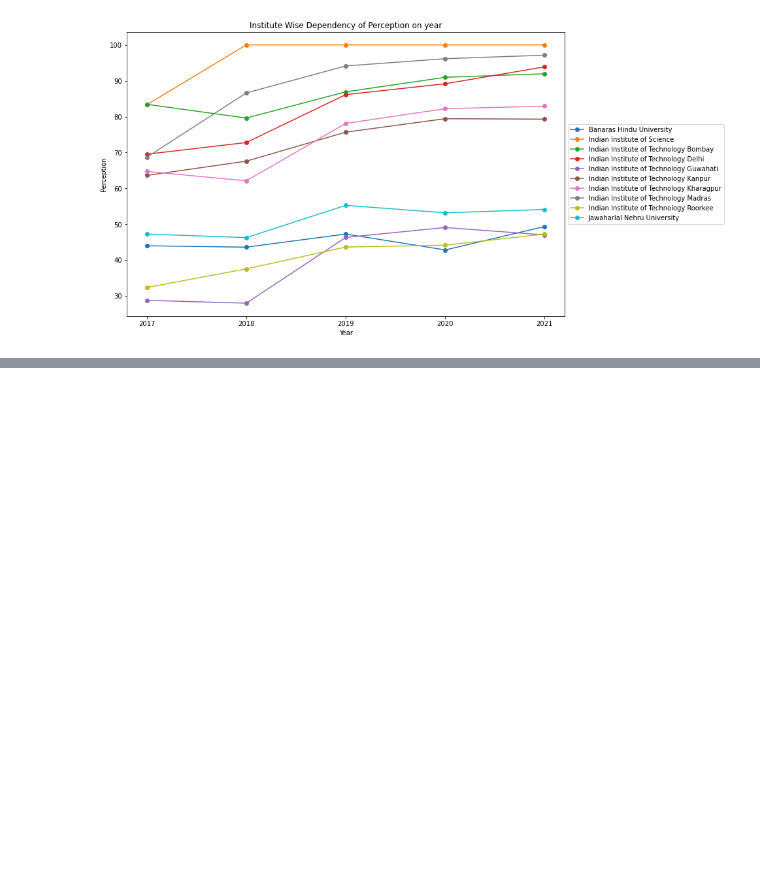
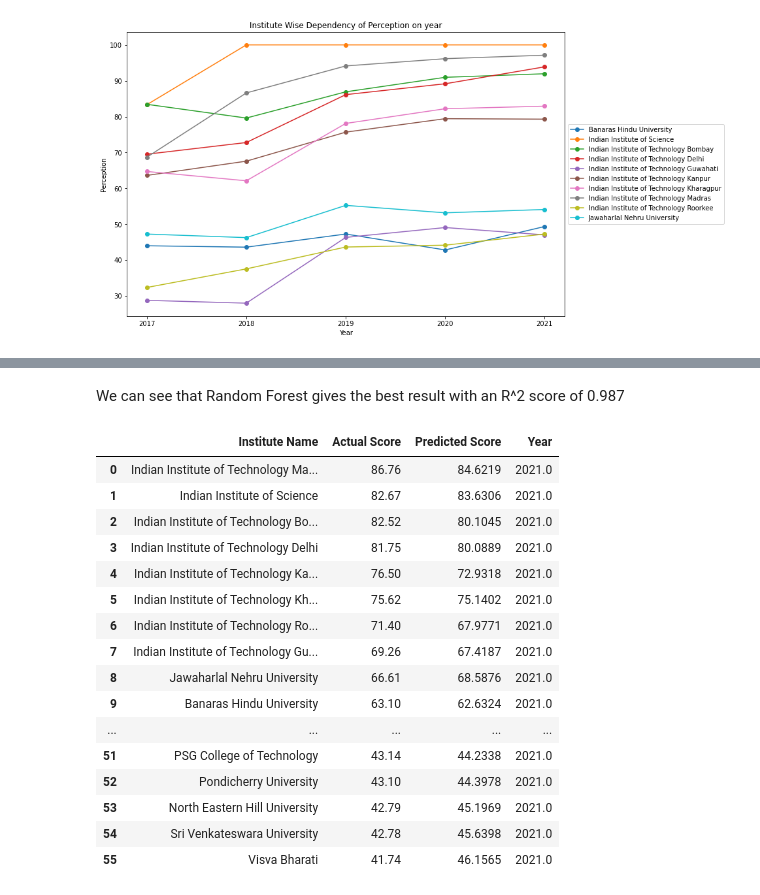
Before and after one commit to kalp121212/DS203_Project, a Jupyter notebook: Nirf.ipynb, the cells around one changed output, grey strips where cells are left out. Cells and saved outputs as stored; diff of their text form; code cells hidden in the pictures; blank space fills up the shorter version.

Commit message:
Finished with prediction part for Nirf with 6 frameworks

```diff
--- a/Nirf.ipynb
+++ b/Nirf.ipynb
@@ -302,0 +340,22 @@ Random forest: 98.66634210578077
+# %% [markdown]
+We can see that Random Forest gives the best result with an R^2 score of 0.987
+# %%
+score=prediction(RandomForestRegressor,show_df=True)
+# %% [output]
+|  | Institute Name | Actual Score | Predicted Score | Year |
+| 0 | Indian Institute of Technology Ma... | 86.76 | 84.6219 | 2021.0 |
+| 1 | Indian Institute of Science | 82.67 | 83.6306 | 2021.0 |
+| 2 | Indian Institute of Technology Bo... | 82.52 | 80.1045 | 2021.0 |
+| 3 | Indian Institute of Technology Delhi | 81.75 | 80.0889 | 2021.0 |
+| 4 | Indian Institute of Technology Ka... | 76.50 | 72.9318 | 2021.0 |
+| 5 | Indian Institute of Technology Kh... | 75.62 | 75.1402 | 2021.0 |
+| 6 | Indian Institute of Technology Ro... | 71.40 | 67.9771 | 2021.0 |
+| 7 | Indian Institute of Technology Gu... | 69.26 | 67.4187 | 2021.0 |
+| 8 | Jawaharlal Nehru University | 66.61 | 68.5876 | 2021.0 |
+| 9 | Banaras Hindu University | 63.10 | 62.6324 | 2021.0 |
+| ... | ... | ... | ... | ... |
+| 51 | PSG College of Technology | 43.14 | 44.2338 | 2021.0 |
+| 52 | Pondicherry University | 43.10 | 44.3978 | 2021.0 |
+| 53 | North Eastern Hill University | 42.79 | 45.1969 | 2021.0 |
+| 54 | Sri Venkateswara University | 42.78 | 45.6398 | 2021.0 |
+| 55 | Visva Bharati | 41.74 | 46.1565 | 2021.0 |
```
Also changed, not shown: parts of 6 cells of this notebook.
